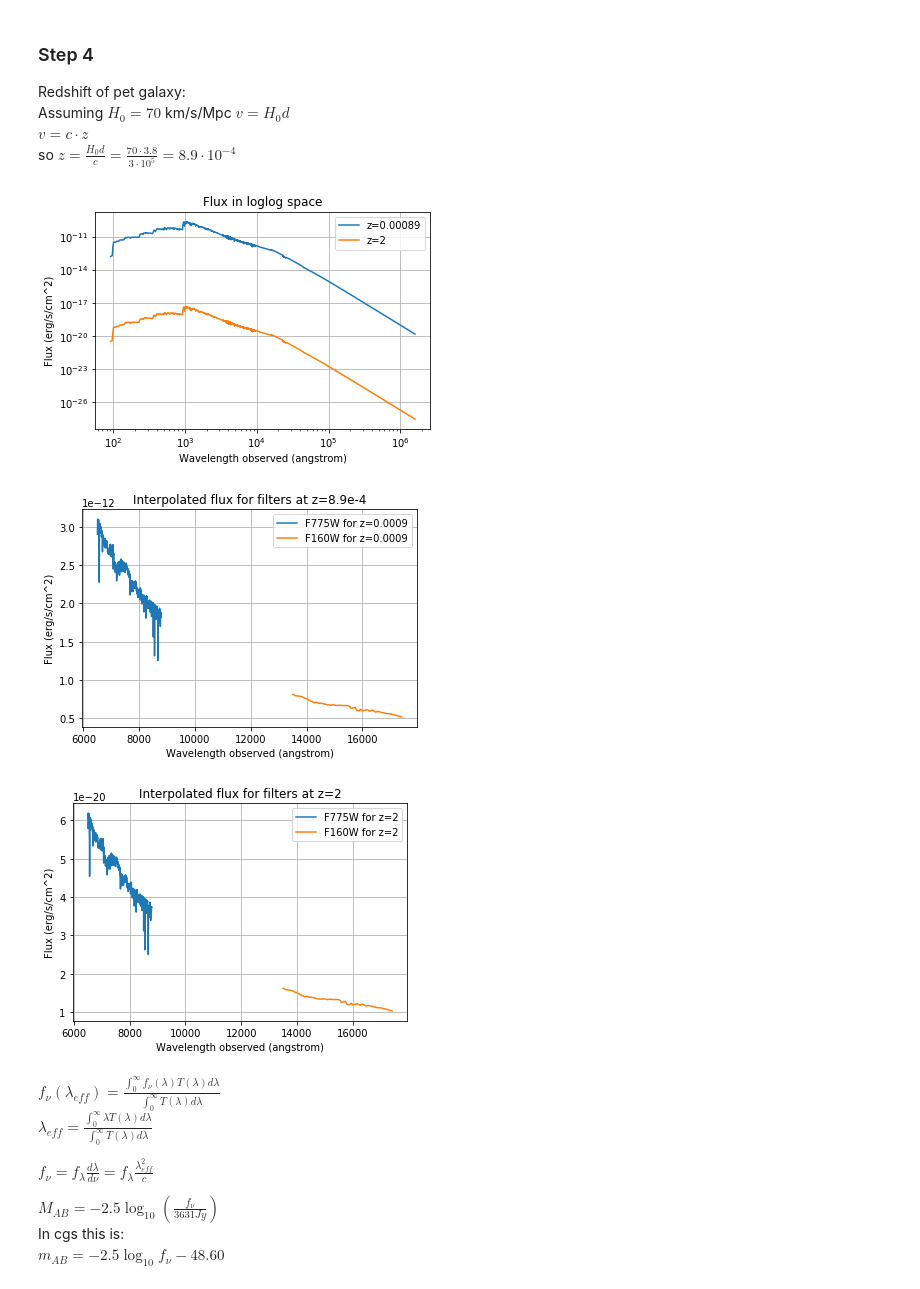
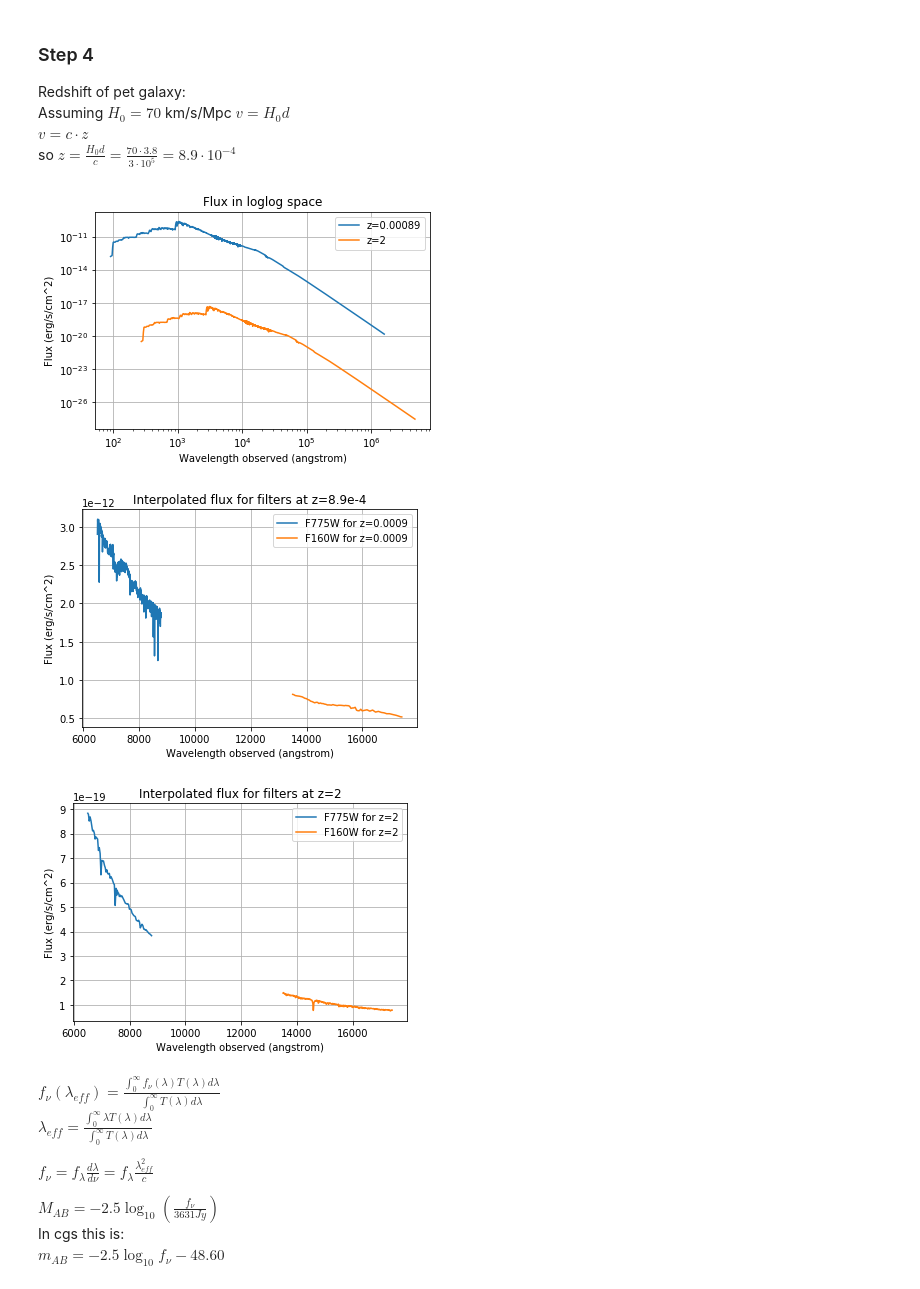
Before and after one commit to dziouba/PoG, a Jupyter notebook: PoGcomputerassign2.ipynb, the cells around one changed output. Cells and saved outputs as stored; diff of their text form; code cells hidden in the pictures.

```diff
--- a/PoGcomputerassign2.ipynb
+++ b/PoGcomputerassign2.ipynb
@@ -97,26 +97,25 @@ Lsol = 3.826e33  #solar luminosity
 #calculate flux by rewriting equation 1
 flux1 = Lumnorm/((1+z1)*4*np.pi*dL1**2)*Lsol
 flux2 = Lumnorm/((1+z2)*4*np.pi*dL2**2)*Lsol
-wavelobs = wavel*(1+z1) #obtain observed wavelength from wavelength in restframe
+wavelobs1 = wavel*(1+z1) #obtain observed wavelength from wavelength in restframe
+wavelobs2 = wavel*(1+z2)
 
 fig = figure()
 frame = fig.add_subplot(1,1,1)
-frame.loglog(wavelobs, flux1, label = f'z={z1}')
-frame.loglog(wavelobs, flux2, label = "z=2")
+frame.loglog(wavelobs1, flux1, label = f'z={z1}')
+frame.loglog(wavelobs2, flux2, label = "z=2")
 frame.set_xlabel('Wavelength observed (angstrom)')
 frame.set_ylabel('Flux (erg/s/cm^2)')
 frame.set_title('Flux in loglog space')
 frame.grid()
-#xlim(6500,8500)
-#ylim(900,1700)
 frame.legend()
 show()
 # %% [output]
-[figure, old version]
+[figure, new version]
 # %%
 #interpolate flux from template so any wavelength can be used
-finterp1 = interp1d(wavelobs, flux1)
-finterp2 = interp1d(wavelobs, flux2)
+finterp1 = interp1d(wavelobs1, flux1)
+finterp2 = interp1d(wavelobs2, flux2)
 
 # fluxes at wavelengths of transmission curve data
 f1_F775W = finterp1(wavel_F775W)
@@ -127,34 +126,34 @@ f2_F160W = finterp2(wavel_F160W)
 fig = figure()
 frame = fig.add_subplot(1,1,1)
 frame.plot(wavel_F775W, f1_F775W, label = f'F775W for z={z1:.4f}')
 #frame.plot(wavel_F775W, f2_F775W, label = f'F775W for z=2')
 frame.plot(wavel_F160W, f1_F160W, label = f'F160W for z={z1:.4f}')
 #frame.plot(wavel_F160W, f2_F160W, label = f'F160W for z=2')
 
 frame.set_xlabel('Wavelength observed (angstrom)')
 frame.set_ylabel('Flux (erg/s/cm^2)')
 frame.set_title('Interpolated flux for filters at z=8.9e-4')
 frame.grid()
 frame.legend()
 show()
 
 
 fig = figure()
 frame = fig.add_subplot(1,1,1)
 #frame.plot(wavel_F775W, f1_F775W, label = f'F775W for z={z1:.4f}')
 frame.plot(wavel_F775W, f2_F775W, label = f'F775W for z=2')
 #frame.plot(wavel_F160W, f1_F160W, label = f'F160W for z={z1:.4f}')
 frame.plot(wavel_F160W, f2_F160W, label = f'F160W for z=2')
 
 frame.set_xlabel('Wavelength observed (angstrom)')
 frame.set_ylabel('Flux (erg/s/cm^2)')
 frame.set_title('Interpolated flux for filters at z=2')
 frame.grid()
 frame.legend()
 show()
 # %% [output]
 [figure]
-[figure, old version]
+[figure, new version]
 # %% [markdown]
 $f_\nu(\lambda_{eff}) = \frac{\int_0^\infty f_\nu(\lambda) T(\lambda)d\lambda}{\int_0^\infty T(\lambda)d\lambda}$
 $\lambda_{eff} = \frac{\int_0^\infty \lambda T(\lambda)d\lambda}{\int_0^\infty T(\lambda)d\lambda}$
```
Also changed, not shown: parts of 1 cell of this notebook.
